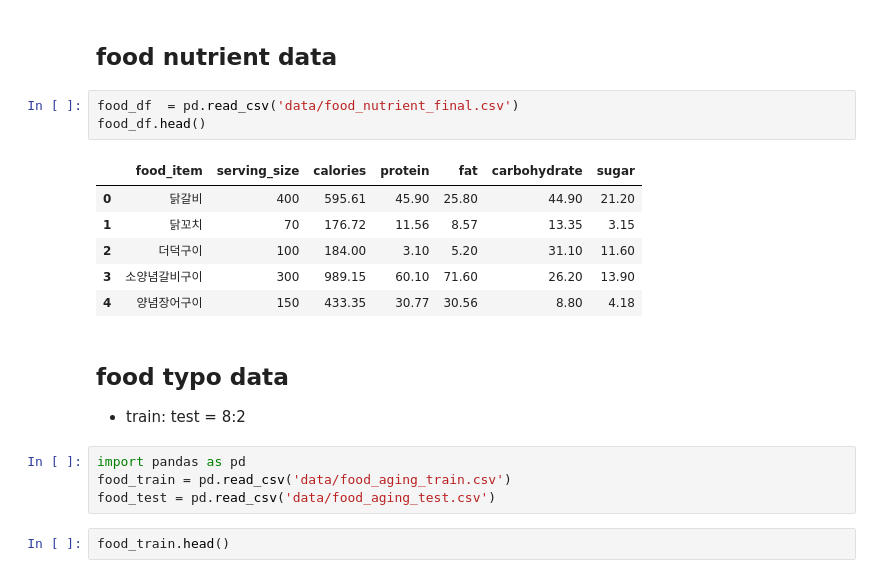
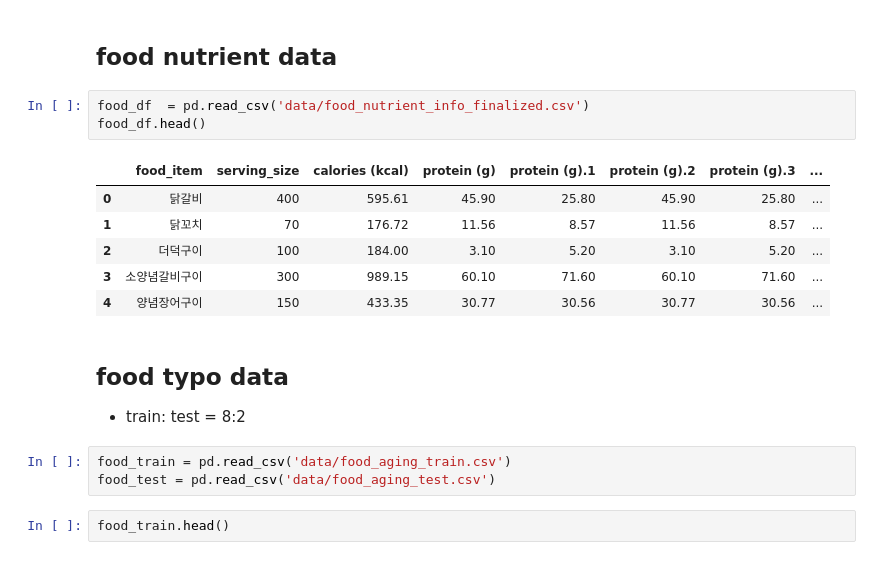
Before and after one commit to oscar7eaglewatch/aging-project, a Jupyter notebook: feature_matching/Distilbert-food_feat-matching.ipynb, the cells around one changed output. Cells and saved outputs as stored; diff of their text form.

```diff
--- a/feature_matching/Distilbert-food_feat-matching.ipynb
+++ b/feature_matching/Distilbert-food_feat-matching.ipynb
@@ -44,20 +53,19 @@ def get_bert_hidden_state(tokenizer, bert_model, sequence, max_size=None):
 # %% [markdown]
 ## food nutrient data
 # %%
-food_df  = pd.read_csv('data/food_nutrient_final.csv')
+food_df  = pd.read_csv('data/food_nutrient_info_finalized.csv')
 food_df.head()
 # %% [output]
-|  | food_item | serving_size | calories | protein | fat | carbohydrate | sugar |
-| 0 | 닭갈비 | 400 | 595.61 | 45.90 | 25.80 | 44.90 | 21.20 |
-| 1 | 닭꼬치 | 70 | 176.72 | 11.56 | 8.57 | 13.35 | 3.15 |
-| 2 | 더덕구이 | 100 | 184.00 | 3.10 | 5.20 | 31.10 | 11.60 |
-| 3 | 소양념갈비구이 | 300 | 989.15 | 60.10 | 71.60 | 26.20 | 13.90 |
-| 4 | 양념장어구이 | 150 | 433.35 | 30.77 | 30.56 | 8.80 | 4.18 |
+|  | food_item | serving_size | calories (kcal) | protein (g) | protein (g).1 | protein (g).2 | protein (g).3 | ... |
+| 0 | 닭갈비 | 400 | 595.61 | 45.90 | 25.80 | 45.90 | 25.80 | ... |
+| 1 | 닭꼬치 | 70 | 176.72 | 11.56 | 8.57 | 11.56 | 8.57 | ... |
+| 2 | 더덕구이 | 100 | 184.00 | 3.10 | 5.20 | 3.10 | 5.20 | ... |
+| 3 | 소양념갈비구이 | 300 | 989.15 | 60.10 | 71.60 | 60.10 | 71.60 | ... |
+| 4 | 양념장어구이 | 150 | 433.35 | 30.77 | 30.56 | 30.77 | 30.56 | ... |
 # %% [markdown]
 ## food typo data
 * train: test = 8:2
 # %%
-import pandas as pd
 food_train = pd.read_csv('data/food_aging_train.csv')
 food_test = pd.read_csv('data/food_aging_test.csv')
 # %%
```
Also changed, not shown: parts of 22 cells of this notebook.
